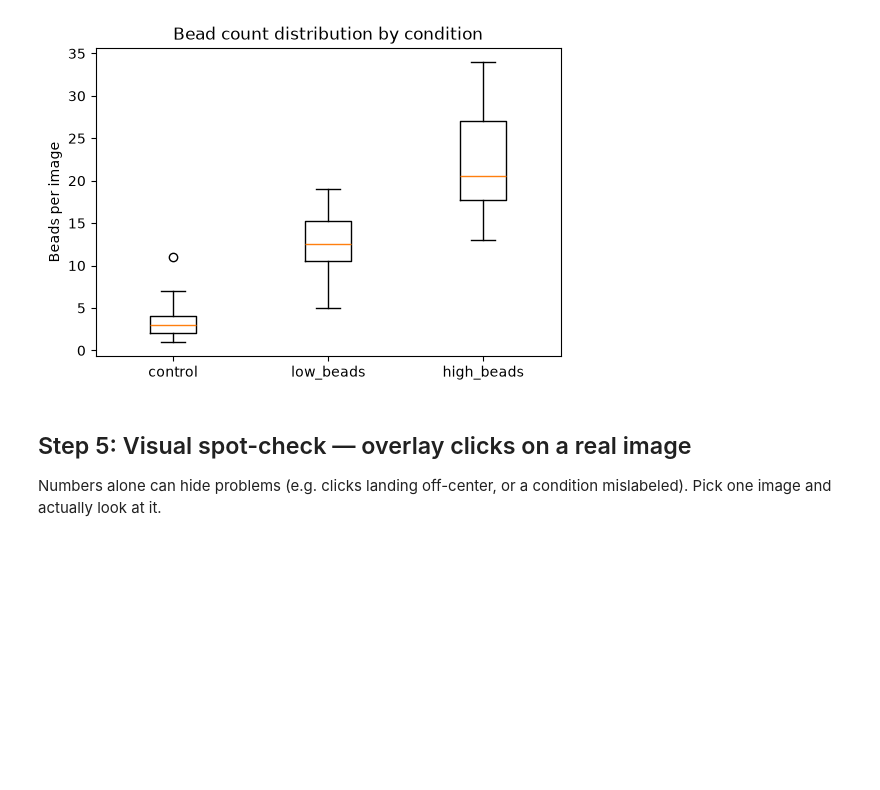
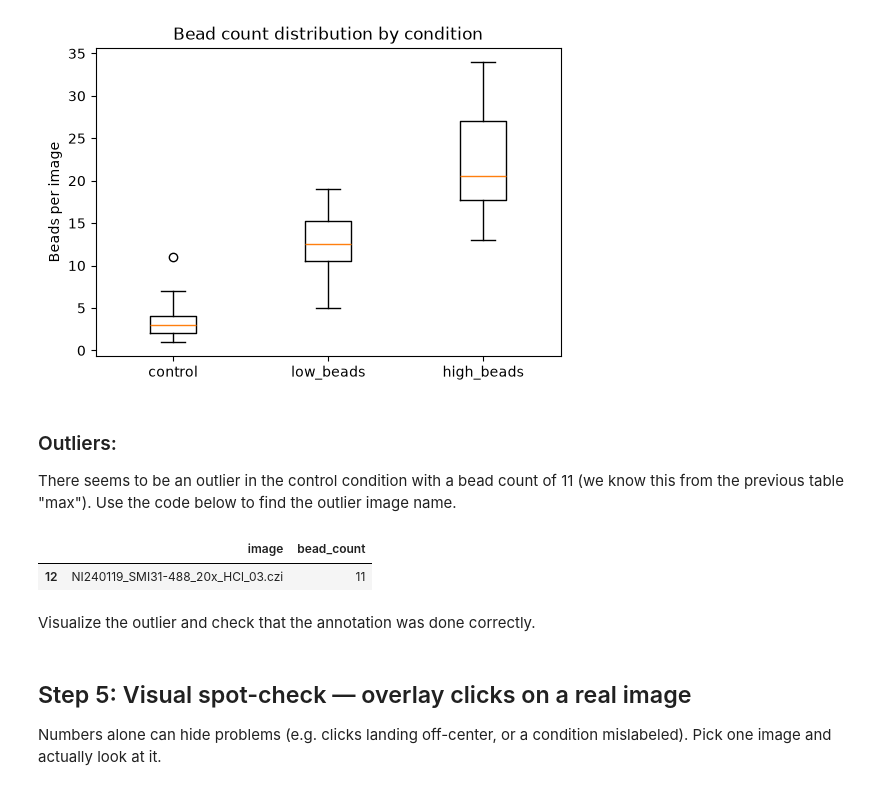
Before and after one commit to EzraGuerrero/AxonBead-ML, a Jupyter notebook: notebooks/02_eda.ipynb, the cells around one changed output. Saved outputs shown, nothing was run; the diff lists cells and outputs as text; code cells hidden in the pictures; blank space fills up the shorter version.

Commit message:
Identified and described control outlier in 02_eda.ipynb notebook. Updated data_card.md accordingly

```diff
--- a/notebooks/02_eda.ipynb
+++ b/notebooks/02_eda.ipynb
@@ -109,3 +109,15 @@ ax.set_title("Bead count distribution by condition")
 plt.show()
 # %% [output]
 [figure]
+# %% [markdown]
+### Outliers:
+
+There seems to be an outlier in the control condition with a bead count of 11 (we know this from the previous table "max").
+Use the code below to find the outlier image name.
+# %%
+counts_per_image.loc[(counts_per_image["condition"] == "control") & (counts_per_image["bead_count"] == 11), ["image", "bead_count"]]
+# %% [output]
+|  | image | bead_count |
+| 12 | NI240119_SMI31-488_20x_HCl_03.czi | 11 |
+# %% [markdown]
+Visualize the outlier and check that the annotation was done correctly.
```
Also changed, not shown: parts of 1 cell of this notebook, 1 other file.
